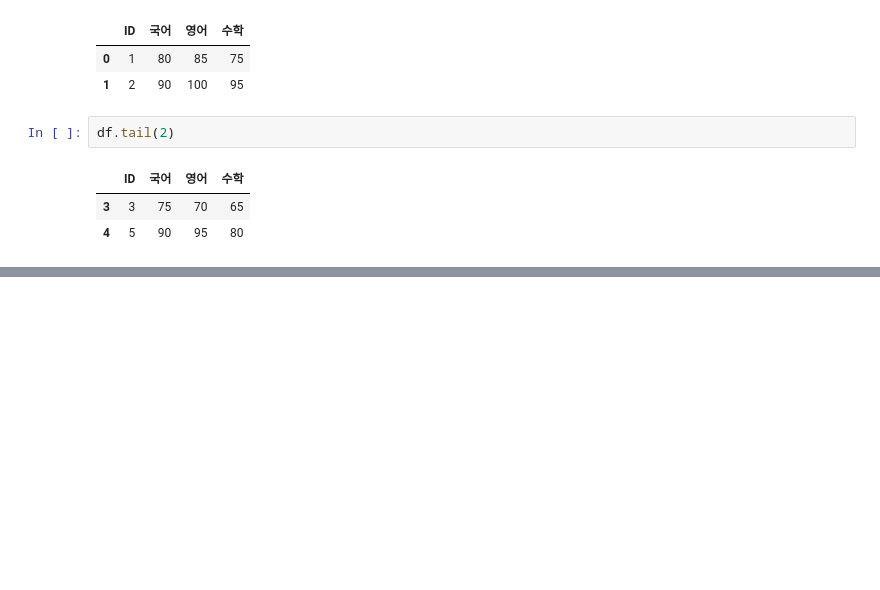
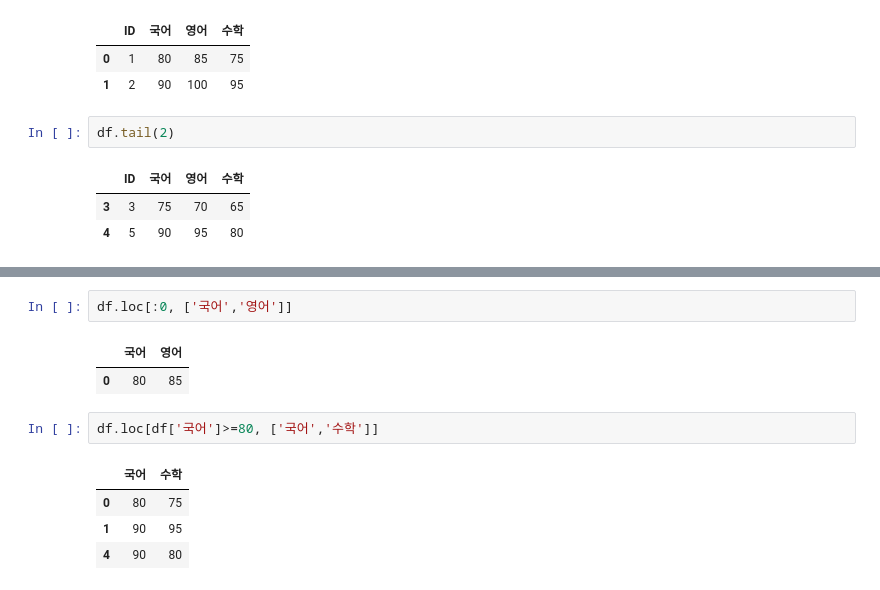
Before and after one commit to semin-pk/DataAnalysisPython, a Jupyter notebook: 1장/chapter01.ipynb, the cells around one changed output, grey strips where cells are left out. Drawn from its saved outputs; the diff is of its cells as text; blank space fills up the shorter version.

```diff
--- a/1장/chapter01.ipynb
+++ b/1장/chapter01.ipynb
@@ -410,0 +474,12 @@ df.sample(frac=0.5)
+# %%
+df.loc[:0, ['국어','영어']]
+# %% [output]
+|  | 국어 | 영어 |
+| 0 | 80 | 85 |
+# %%
+df.loc[df['국어']>=80, ['국어','수학']]
+# %% [output]
+|  | 국어 | 수학 |
+| 0 | 80 | 75 |
+| 1 | 90 | 95 |
+| 4 | 90 | 80 |
```
Also changed, not shown: parts of 11 cells of this notebook.
